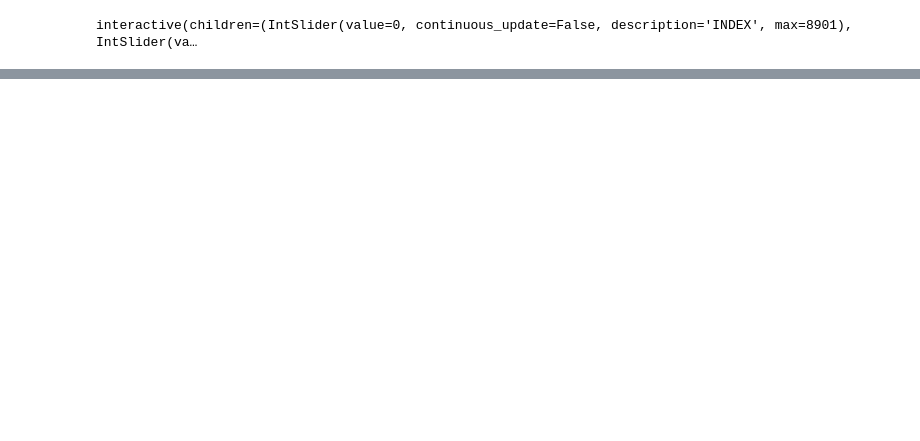
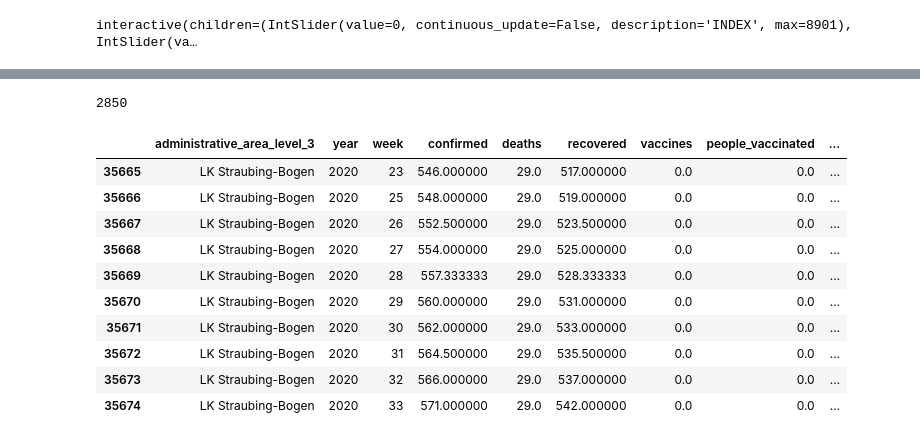
Before and after one commit to mario-dg/KI-Gruppe-03, a Jupyter notebook: network/lstm.ipynb, the cells around one changed output, grey strips where cells are left out. Saved outputs shown, nothing was run; the diff lists cells and outputs as text; code cells hidden in the pictures; blank space fills up the shorter version.

```diff
--- a/network/lstm.ipynb
+++ b/network/lstm.ipynb
@@ -293,20 +344,21 @@ def get_lk_data(step):
     return (train_features_lstm[lk_data_start:lk_data_start+lk_len,:,:], train_target_lstm[lk_data_start:lk_data_start+lk_len,:]),\
            (test_features_lstm[lk_data_start:lk_data_start+lk_len,:,:], test_target_lstm[lk_data_start:lk_data_start+lk_len,:]), DATA_LK_NAMES[step%DATA_LK_COUNT]
 # %%
-log_dir = "logs/fit/" + datetime.datetime.now().strftime("%Y%m%d-%H%M%S")
+log_time = datetime.datetime.now().strftime("%Y%m%d-%H%M%S")
+log_dir = "logs/fit/" + log_time
 tensorboard_callback = tf.keras.callbacks.TensorBoard(log_dir=log_dir, histogram_freq=1)
 
 # REPS = 5
 TRAIN_LKS = int(train_size/DATA_LK_COUNT)
-EPOCHS = 25
+EPOCHS = 70
 BATCH_SIZE = 64
 
-CUSTOM_TRAIN = False
+STATEFUL = stateful
 
 loss = None
 history = None
 
-if CUSTOM_TRAIN:
+if STATEFUL:
 
     '''
     Custom Training Loop
@@ -314,16 +366,26 @@ if CUSTOM_TRAIN:
     - für ein LK pro Epoch
     '''
 
+    class getDataCallback(tf.keras.callbacks.Callback):
+        def on_batch_begin(self, epoch, logs={}):
+            thresh = 0.03
+            if(logs.get('loss') <= thresh):
+
+                print(f"\n\n\nReached {thresh} loss value so cancelling training at epoch {epoch}!\n\n\n")
+                self.model.stop_training = True
+
     print(f"Training for {EPOCHS} epochs!")
     for i in range(EPOCHS):
-        for j in range(TRAIN_LKS):
+        for j in tqdm(range(TRAIN_LKS),desc=f"EPOCH: {i}"):
             (train,test,lk) = get_lk_data(j)
             # print(f'EPOCH: {i: <4} - {lk: <37}',end=' | ',flush=True)
             train_x, train_y = train
-            model.fit(train_x, train_y , epochs=1, batch_size=BATCH_SIZE, verbose=0, shuffle=False,validation_data=(test),)
-        # model.reset_states()
-        print(f'EPOCH: {i: <4}',end=' | ',flush=True)
-        epoch_val_loss = model.evaluate(test_features_lstm, test_target_lstm,batch_size=BATCH_SIZE)
+            model.fit(train_x, train_y , epochs=1, batch_size=1, verbose=0, shuffle=False,validation_data=(test),
+                      callbacks=[]
+                      )
+            model.reset_states()
+        # print(f'EPOCH: {i: <4}',end=' | ',flush=True)
+        epoch_val_loss = model.evaluate(test_features_lstm, test_target_lstm,batch_size=1)
     loss = model.evaluate(test_features_lstm, test_target_lstm,batch_size=1)
 
 else:
@@ -342,19 +404,17 @@ else:
 ## Trainiere
     history = model.fit(
                         train_features_lstm,
-                        # [train_features_lstm,train_features_lstm_decoder],
                         train_target_lstm,
                         epochs=EPOCHS,
                         batch_size=BATCH_SIZE,
-                        shuffle=False,
+                        shuffle=True,
                         validation_data=(
                             test_features_lstm,
-                            # [test_features_lstm,test_features_lstm_decoder],
                             test_target_lstm),
                         callbacks=[
-                            tensorboard_callback,
+                            # tensorboard_callback,
                             # haltCallback()
-                            tf.keras.callbacks.EarlyStopping(monitor='loss', patience=200),
+                            # tf.keras.callbacks.EarlyStopping(monitor='val_accuracy', patience=3),
                             ],
                         )
 
@@ -546,0 +664,17 @@ large_diff_inputs
+# %%
+pd.set_option('display.max_columns', None)
+print(len(large_diff_inputs))
+large_diff_inputs.head(n=10)
+# %% [output]
+2850
+|  | administrative_area_level_3 | year | week | confirmed | deaths | recovered | vaccines | people_vaccinated | ... |
+| 35665 | LK Straubing-Bogen | 2020 | 23 | 546.000000 | 29.0 | 517.000000 | 0.0 | 0.0 | ... |
+| 35666 | LK Straubing-Bogen | 2020 | 25 | 548.000000 | 29.0 | 519.000000 | 0.0 | 0.0 | ... |
+| 35667 | LK Straubing-Bogen | 2020 | 26 | 552.500000 | 29.0 | 523.500000 | 0.0 | 0.0 | ... |
+| 35668 | LK Straubing-Bogen | 2020 | 27 | 554.000000 | 29.0 | 525.000000 | 0.0 | 0.0 | ... |
+| 35669 | LK Straubing-Bogen | 2020 | 28 | 557.333333 | 29.0 | 528.333333 | 0.0 | 0.0 | ... |
+| 35670 | LK Straubing-Bogen | 2020 | 29 | 560.000000 | 29.0 | 531.000000 | 0.0 | 0.0 | ... |
+| 35671 | LK Straubing-Bogen | 2020 | 30 | 562.000000 | 29.0 | 533.000000 | 0.0 | 0.0 | ... |
+| 35672 | LK Straubing-Bogen | 2020 | 31 | 564.500000 | 29.0 | 535.500000 | 0.0 | 0.0 | ... |
+| 35673 | LK Straubing-Bogen | 2020 | 32 | 566.000000 | 29.0 | 537.000000 | 0.0 | 0.0 | ... |
+| 35674 | LK Straubing-Bogen | 2020 | 33 | 571.000000 | 29.0 | 542.000000 | 0.0 | 0.0 | ... |
```
Also changed, not shown: parts of 20 cells of this notebook, 3 other files.
